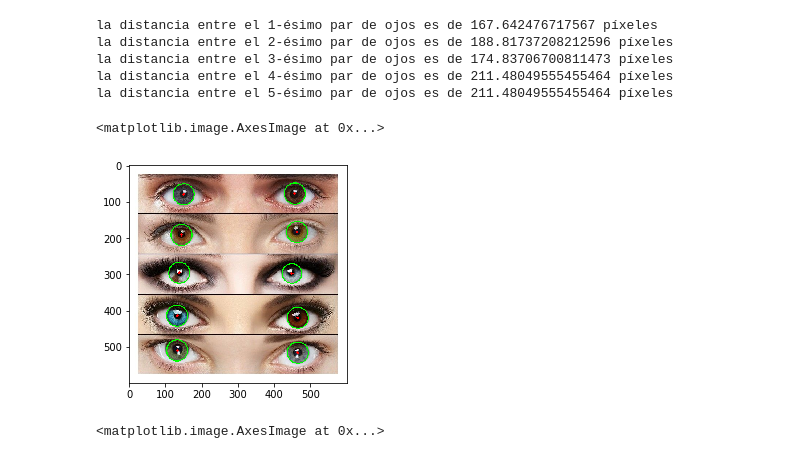
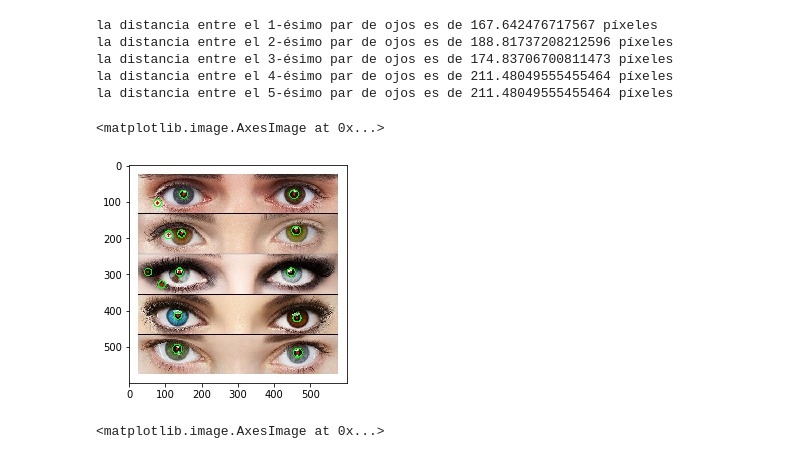
Before and after one commit to rodolfopaganini/vpc, a Jupyter notebook: TP3/TP3.ipynb, the cells around one changed output. Drawn from its saved outputs; the diff is of its cells as text; code cells hidden in the pictures.

```diff
--- a/TP3/TP3.ipynb
+++ b/TP3/TP3.ipynb
@@ -54,24 +54,24 @@ la distancia entre el 5-ésimo par de ojos es de 211.48049555455464 píxeles
 # %%
 # Ahora el objetivo es encontrar las pupilas
 
 # Obtenemos los círculos por la transformada de Hough
 # (imagen en grises, método, flag de resolución del acumulador, dist mín entre centros de círculos
 # umbral alto de Canny, umbral del acumulador, radio_min, radio_max)
 img_out_pupilas = img.copy()
 circles = cv.HoughCircles(gray,cv.HOUGH_GRADIENT,1,minDist=20,param1=120,param2=15,minRadius=8,maxRadius=15)
 
 # Mostramos los círculos superpuestos a la imagen original
 circles = np.uint16(np.around(circles))
 for i in circles[0,:]:
     # Dibujamos el círculo externo
     cv.circle(img_out_pupilas,(i[0],i[1]),i[2],(0,255,0),2)
 
     # Dibujamos el centro del círculo
     cv.circle(img_out_pupilas,(i[0],i[1]),2,(0,0,255),3)
-plt.imshow(cv.cvtColor(img_out_iris, cv.COLOR_BGR2RGB))
+plt.imshow(cv.cvtColor(img_out_pupilas, cv.COLOR_BGR2RGB))
 # %% [output]
 <matplotlib.image.AxesImage at 0x...>
-[figure, old version]
+[figure, new version]
 # %%
 # Dado que los resultados no son tan buenos como en el caso anterior, y aprovechando que el iris y la pupila son
 # concéntricos, filtramos los centros de las pupilas, dejando sólo uno por cada iris detectado, eligiendo el más cercano
```
